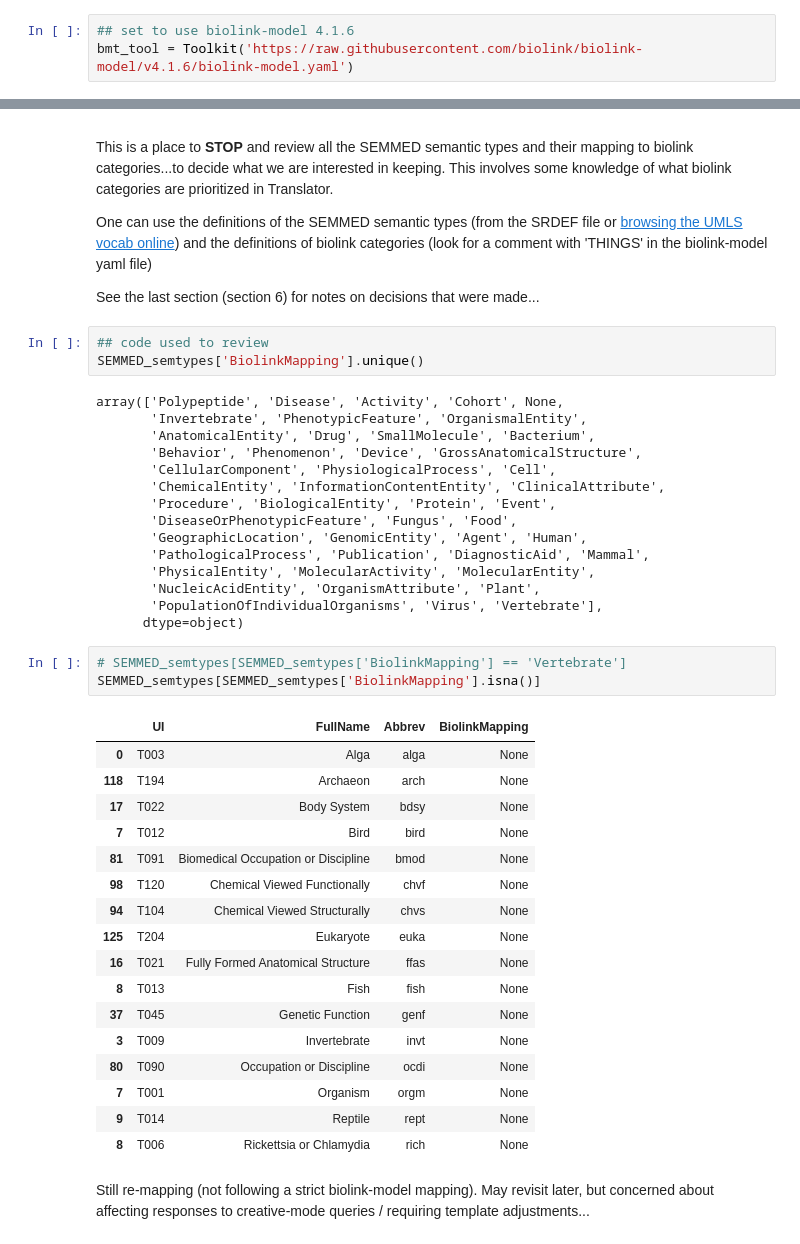
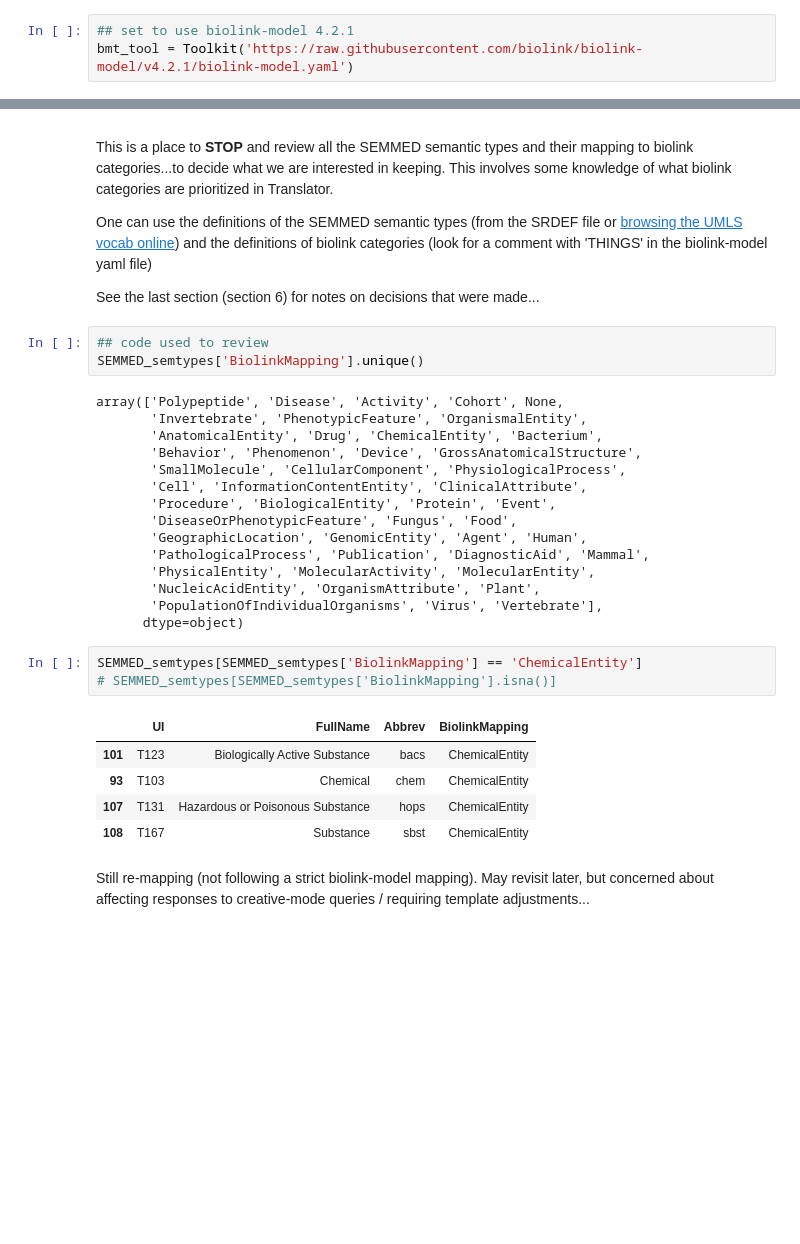
Before and after one commit to NCATS-Tangerine/translator-api-registry, a Jupyter notebook: semmeddb/AutoGen_SEMMEDDB.ipynb, the cells around one changed output, grey strips where cells are left out. Cells and saved outputs as stored; diff of their text form; blank space fills up the shorter version.

```diff
--- a/semmeddb/AutoGen_SEMMEDDB.ipynb
+++ b/semmeddb/AutoGen_SEMMEDDB.ipynb
@@ -420,8 +420,8 @@ SEMMED_semtypes[0:10]
 # %% [markdown]
 #### Get the biolink-mappings
 # %%
-## set to use biolink-model 4.1.6
-bmt_tool = Toolkit('https://raw.githubusercontent.com/biolink/biolink-model/v4.1.6/biolink-model.yaml')
+## set to use biolink-model 4.2.1
+bmt_tool = Toolkit('https://raw.githubusercontent.com/biolink/biolink-model/v4.2.1/biolink-model.yaml')
 # %%
 ## double-checking: this corresponds to bacs (Biologically Active Substance)
 bmt_tool.get_element_by_mapping('STY:T123').title()
@@ -488,10 +488,10 @@ SEMMED_semtypes['BiolinkMapping'].unique()
 # %% [output]
 array(['Polypeptide', 'Disease', 'Activity', 'Cohort', None,
        'Invertebrate', 'PhenotypicFeature', 'OrganismalEntity',
-       'AnatomicalEntity', 'Drug', 'SmallMolecule', 'Bacterium',
+       'AnatomicalEntity', 'Drug', 'ChemicalEntity', 'Bacterium',
        'Behavior', 'Phenomenon', 'Device', 'GrossAnatomicalStructure',
-       'CellularComponent', 'PhysiologicalProcess', 'Cell',
-       'ChemicalEntity', 'InformationContentEntity', 'ClinicalAttribute',
+       'SmallMolecule', 'CellularComponent', 'PhysiologicalProcess',
+       'Cell', 'InformationContentEntity', 'ClinicalAttribute',
        'Procedure', 'BiologicalEntity', 'Protein', 'Event',
        'DiseaseOrPhenotypicFeature', 'Fungus', 'Food',
        'GeographicLocation', 'GenomicEntity', 'Agent', 'Human',
@@ -501,26 +501,14 @@ array(['Polypeptide', 'Disease', 'Activity', 'Cohort', None,
        'PopulationOfIndividualOrganisms', 'Virus', 'Vertebrate'],
       dtype=object)
 # %%
-# SEMMED_semtypes[SEMMED_semtypes['BiolinkMapping'] == 'Vertebrate']
-SEMMED_semtypes[SEMMED_semtypes['BiolinkMapping'].isna()]
+SEMMED_semtypes[SEMMED_semtypes['BiolinkMapping'] == 'ChemicalEntity']
+# SEMMED_semtypes[SEMMED_semtypes['BiolinkMapping'].isna()]
 # %% [output]
 |  | UI | FullName | Abbrev | BiolinkMapping |
-| 0 | T003 | Alga | alga | None |
-| 118 | T194 | Archaeon | arch | None |
-| 17 | T022 | Body System | bdsy | None |
-| 7 | T012 | Bird | bird | None |
-| 81 | T091 | Biomedical Occupation or Discipline | bmod | None |
-| 98 | T120 | Chemical Viewed Functionally | chvf | None |
-| 94 | T104 | Chemical Viewed Structurally | chvs | None |
-| 125 | T204 | Eukaryote | euka | None |
-| 16 | T021 | Fully Formed Anatomical Structure | ffas | None |
-| 8 | T013 | Fish | fish | None |
-| 37 | T045 | Genetic Function | genf | None |
-| 3 | T009 | Invertebrate | invt | None |
-| 80 | T090 | Occupation or Discipline | ocdi | None |
-| 7 | T001 | Organism | orgm | None |
-| 9 | T014 | Reptile | rept | None |
-| 8 | T006 | Rickettsia or Chlamydia | rich | None |
+| 101 | T123 | Biologically Active Substance | bacs | ChemicalEntity |
+| 93 | T103 | Chemical | chem | ChemicalEntity |
+| 107 | T131 | Hazardous or Poisonous Substance | hops | ChemicalEntity |
+| 108 | T167 | Substance | sbst | ChemicalEntity |
 # %% [markdown]
 Still re-mapping (not following a strict biolink-model mapping). May revisit later, but concerned about affecting responses to creative-mode queries / requiring template adjustments...
 # %%
```
Also changed, not shown: parts of 6 cells of this notebook, 4 other files.
